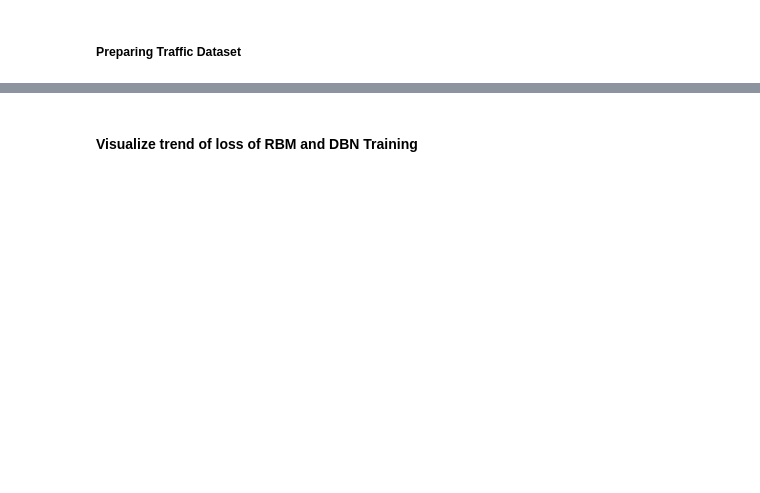
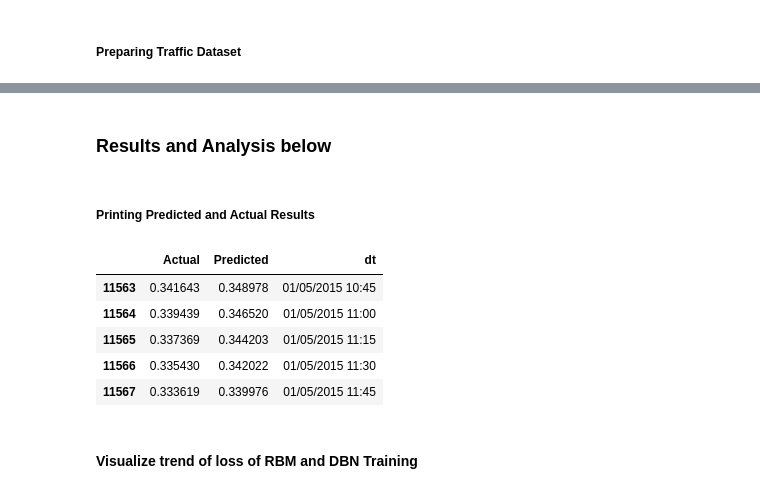
Before and after one commit to fuouo/TrafficBato, a Jupyter notebook: PREDICTION-MODEL-1.ipynb, the cells around one changed output, grey strips where cells are left out. Saved outputs shown, nothing was run; the diff lists cells and outputs as text; code cells hidden in the pictures; blank space fills up the shorter version.

```diff
--- a/PREDICTION-MODEL-1.ipynb
+++ b/PREDICTION-MODEL-1.ipynb
@@ -171,2 +177,22 @@ df
 regressor.save('models/pm1_' + ROAD + '_' + YEAR + '.pkl')
+# %% [markdown]
+### Results and Analysis below
+# %% [markdown]
+##### Printing Predicted and Actual Results
+# %%
+startIndex = traffic_raw_data.shape[0] - Y_pred.shape[0]
+dt = traffic_raw_data.dt[startIndex:,]
+temp = []
+for i in range(len(Y_pred)):
+    temp.append(Y_pred[i][0])
+d = {'Predicted': temp, 'Actual': Y_test, 'dt': dt}
+df = pd.DataFrame(data=d)
+df.head()
+# %% [output]
+|  | Actual | Predicted | dt |
+| 11563 | 0.341643 | 0.348978 | 01/05/2015 10:45 |
+| 11564 | 0.339439 | 0.346520 | 01/05/2015 11:00 |
+| 11565 | 0.337369 | 0.344203 | 01/05/2015 11:15 |
+| 11566 | 0.335430 | 0.342022 | 01/05/2015 11:30 |
+| 11567 | 0.333619 | 0.339976 | 01/05/2015 11:45 |
 # %%
```
Also changed, not shown: parts of 10 cells of this notebook, 4 other files.
